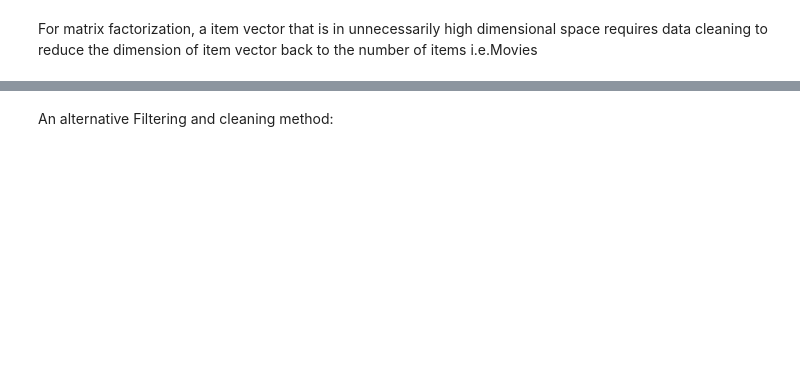
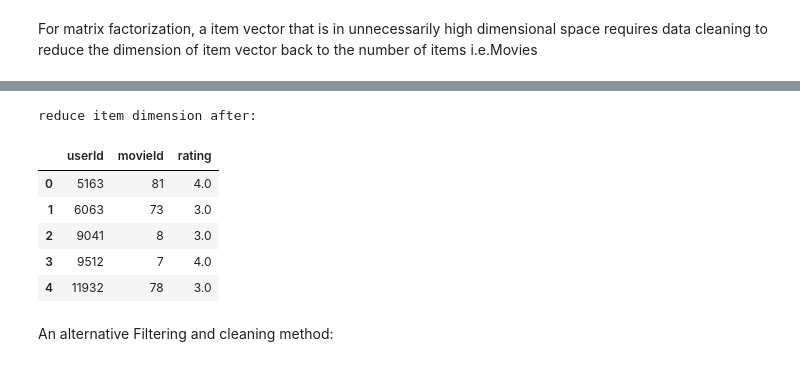
Before and after one commit to Ms-Noxolo/Team_EN3_Jozi, a Jupyter notebook: Team_EN3_JHB_Notebook.ipynb, the cells around one changed output, grey strips where cells are left out. Drawn from its saved outputs; the diff is of its cells as text; code cells hidden in the pictures; blank space fills up the shorter version.

```diff
--- a/Team_EN3_JHB_Notebook.ipynb
+++ b/Team_EN3_JHB_Notebook.ipynb
@@ -194,7 +268,15 @@ ratings.head()
 # %%
-new_ratings = reduce_item_dim(ratings.copy())
+new_ratings = reduce_item_dim(ratings.copy()[:100])
 print('reduce item dimension after:')
 new_ratings.head()
+# %% [output]
+reduce item dimension after:
+|  | userId | movieId | rating |
+| 0 | 5163 | 81 | 4.0 |
+| 1 | 6063 | 73 | 3.0 |
+| 2 | 9041 | 8 | 3.0 |
+| 3 | 9512 | 7 | 4.0 |
+| 4 | 11932 | 78 | 3.0 |
 # %% [markdown]
 An alternative Filtering and cleaning method:
 # %%
```
Also changed, not shown: parts of 30 cells of this notebook.
